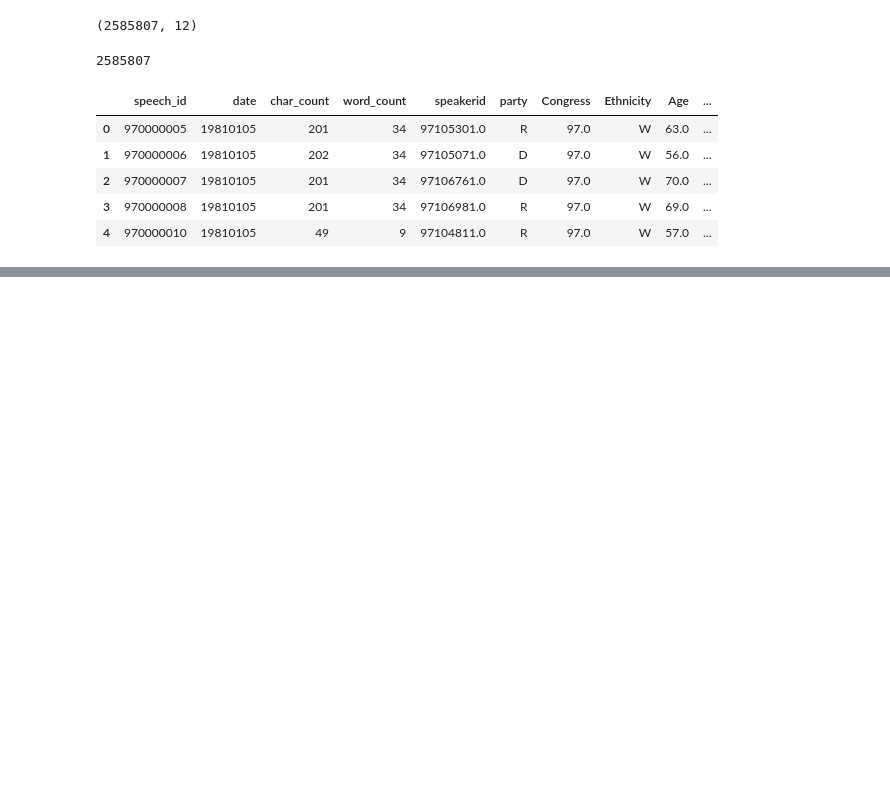
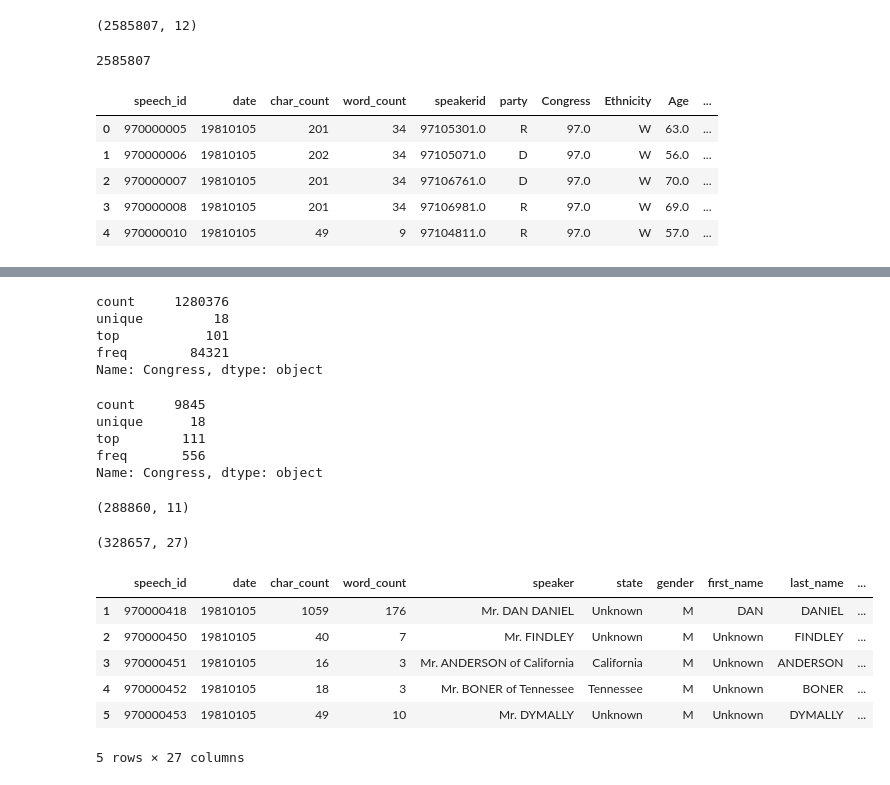
Before and after one commit to YuliaZamriy/W266-Final-Project, a Jupyter notebook: data/QA/speech_descr_qa.ipynb, the cells around one changed output, grey strips where cells are left out. Drawn from its saved outputs; the diff is of its cells as text; code cells hidden in the pictures; blank space fills up the shorter version.

```diff
--- a/data/QA/speech_descr_qa.ipynb
+++ b/data/QA/speech_descr_qa.ipynb
@@ -268,0 +404,38 @@ full_descr.to_csv('./full_descr.txt', sep='|', index=False)
+# %%
+full_descr_excl['Congress'].describe()
+# %% [output]
+count     1280376
+unique         18
+top           101
+freq        84321
+Name: Congress, dtype: object
+# %%
+demo['Congress'] = demo['Congress'].astype(str)
+demo['Congress'].describe()
+# %% [output]
+count     9845
+unique      18
+top        111
+freq       556
+Name: Congress, dtype: object
+# %%
+temp = full_descr_excl[(full_descr_excl.last_name != 'Unknown') & (full_descr_excl.gender.isin(['F','M']))]
+temp.shape
+# %% [output]
+(288860, 11)
+# %%
+gender_match = temp.merge(demo, how='left', left_on=['last_name','gender','Congress'], right_on=['last_name','Gender','Congress'])
+gender_match = gender_match[~gender_match['Ethnicity'].isna()]
+gender_match.shape
+# %% [output]
+(328657, 27)
+# %%
+gender_match.head()
+# %% [output]
+|  | speech_id | date | char_count | word_count | speaker | state | gender | first_name | last_name | ... |
+| 1 | 970000418 | 19810105 | 1059 | 176 | Mr. DAN DANIEL | Unknown | M | DAN | DANIEL | ... |
+| 2 | 970000450 | 19810105 | 40 | 7 | Mr. FINDLEY | Unknown | M | Unknown | FINDLEY | ... |
+| 3 | 970000451 | 19810105 | 16 | 3 | Mr. ANDERSON of California | California | M | Unknown | ANDERSON | ... |
+| 4 | 970000452 | 19810105 | 18 | 3 | Mr. BONER of Tennessee | Tennessee | M | Unknown | BONER | ... |
+| 5 | 970000453 | 19810105 | 49 | 10 | Mr. DYMALLY | Unknown | M | Unknown | DYMALLY | ... |
+5 rows × 27 columns
```
Also changed, not shown: parts of 42 cells of this notebook, 8 other files.
